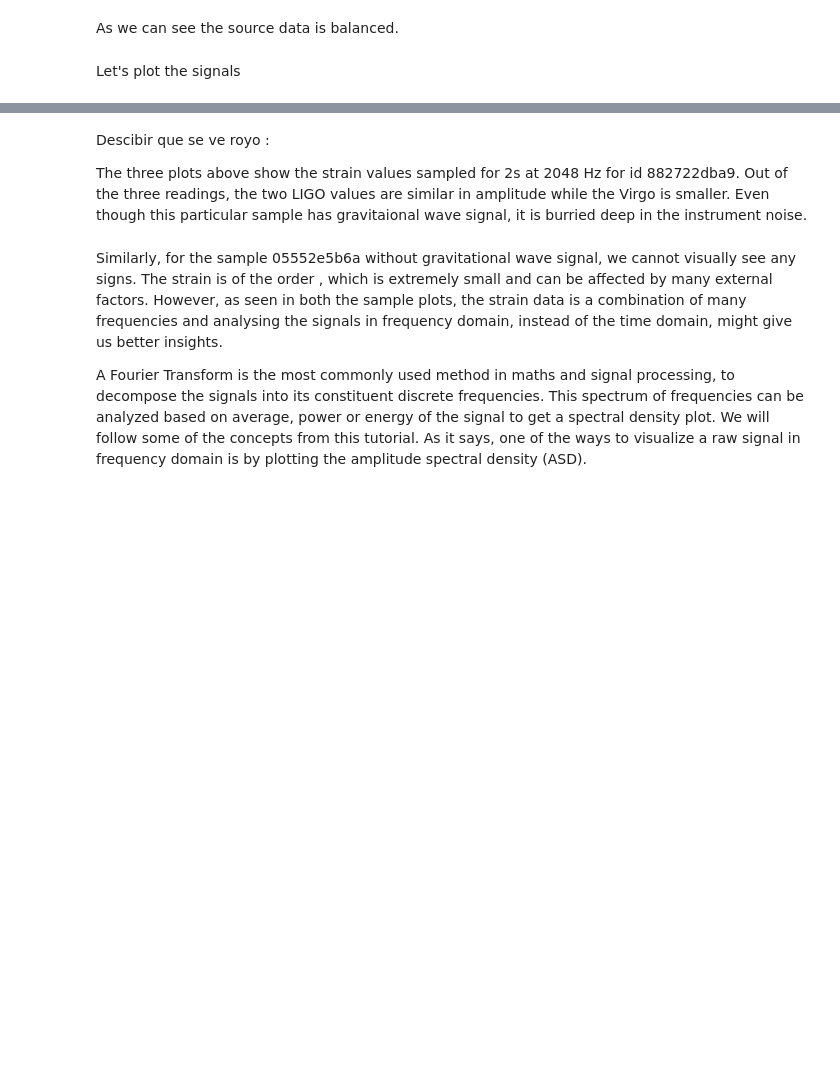
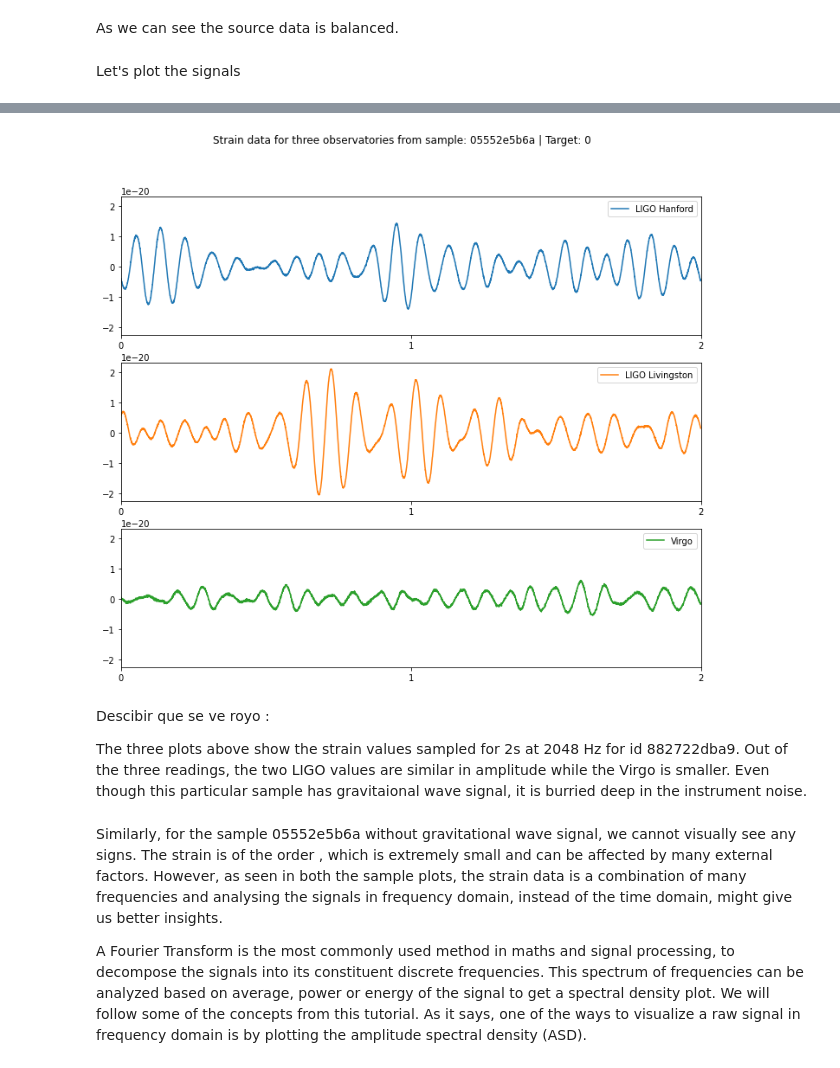
Before and after one commit to Dopidotcsv/G2Net-Gravitational-Wave-Detection, a Jupyter notebook: notebooks/01_EDA.ipynb, the cells around one changed output, grey strips where cells are left out. Saved outputs shown, nothing was run; the diff lists cells and outputs as text; code cells hidden in the pictures; blank space fills up the shorter version.

```diff
--- a/notebooks/01_EDA.ipynb
+++ b/notebooks/01_EDA.ipynb
@@ -74,6 +221,8 @@ plot_raw_data(training_paths,1)
 # %%
 # plot the sample without gravitational wave signal
-plot_raw_data(training_paths,0)
+plot_raw_data(training_paths,train_data,0)
+# %% [output]
+[figure, added]
 # %% [markdown]
 Descibir que se ve royo :
 
```
Also changed, not shown: parts of 31 cells of this notebook, 2 other files.
